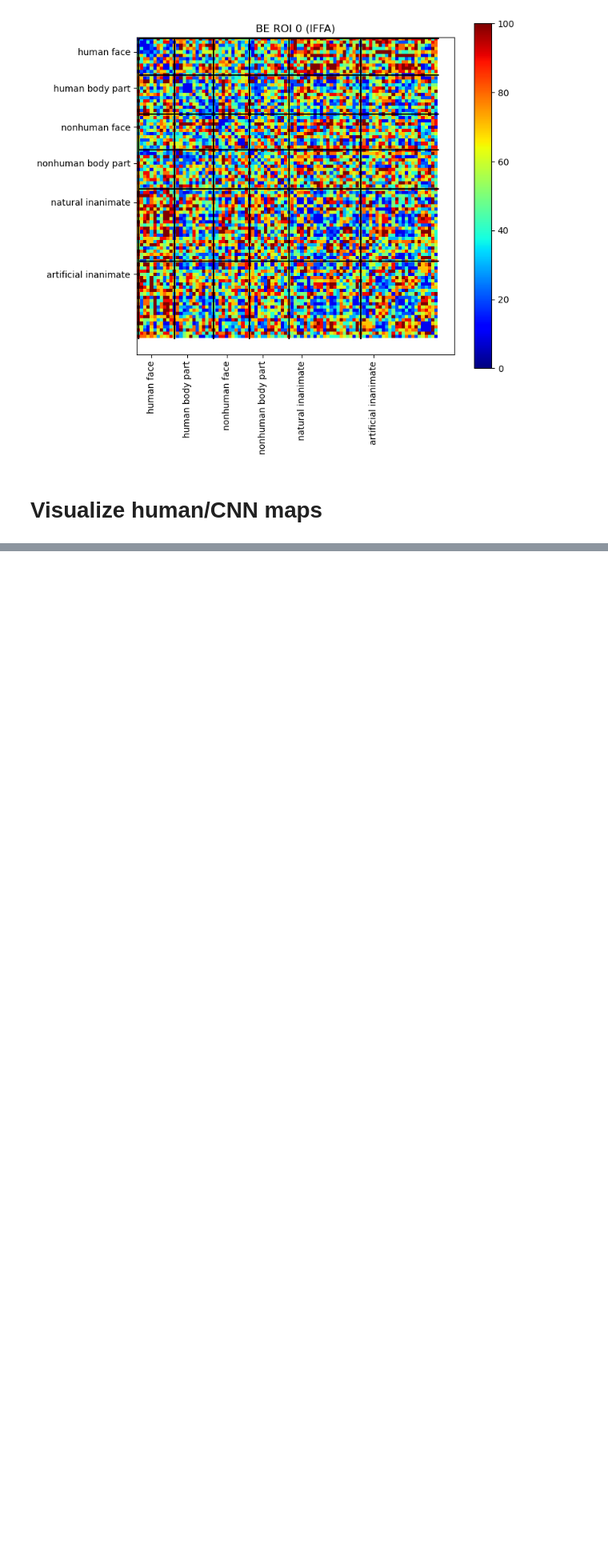
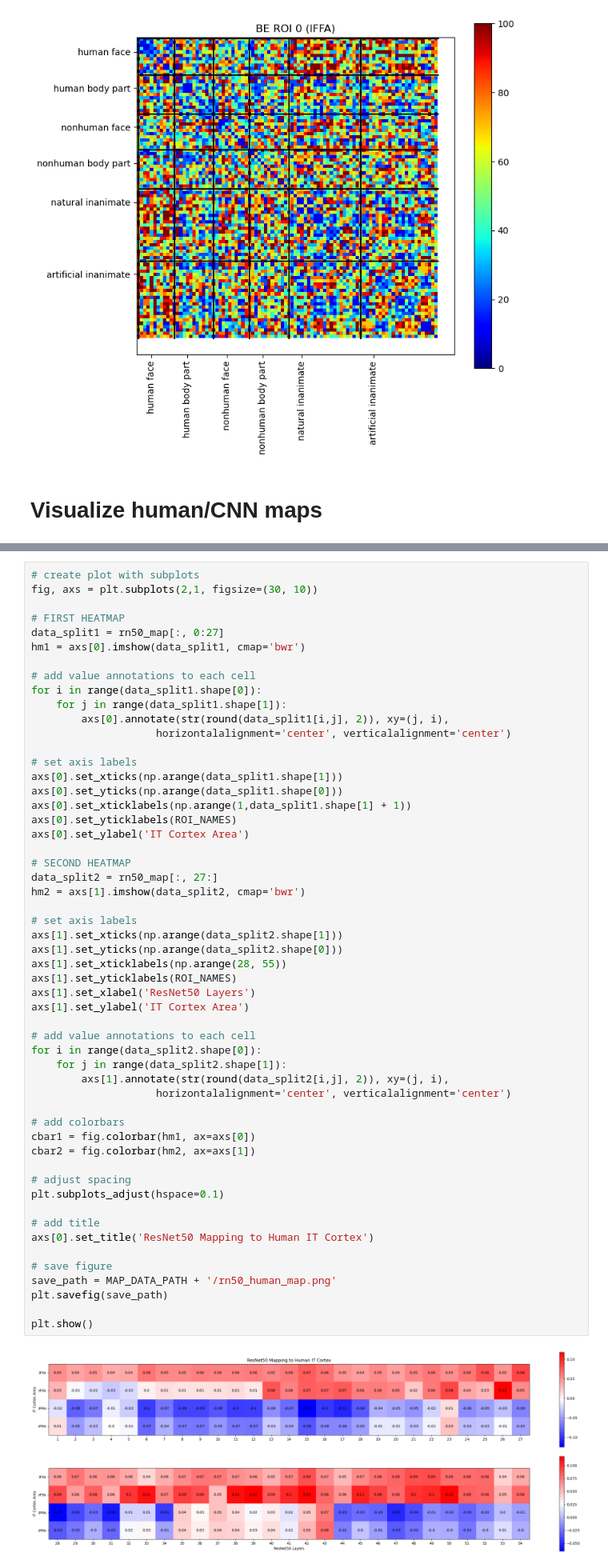
Before and after one commit to Olivia-Yoo/neuro140, a Jupyter notebook: code/figures.ipynb, the cells around one changed output, grey strips where cells are left out. Shown at 80% size. Saved outputs shown, nothing was run; the diff lists cells and outputs as text; blank space fills up the shorter version.

```diff
--- a/code/figures.ipynb
+++ b/code/figures.ipynb
@@ -210,0 +217,56 @@ plt.show()
+# %%
+# create plot with subplots
+fig, axs = plt.subplots(2,1, figsize=(30, 10))
+
+# FIRST HEATMAP
+data_split1 = rn50_map[:, 0:27]
+hm1 = axs[0].imshow(data_split1, cmap='bwr')
+
+# add value annotations to each cell
+for i in range(data_split1.shape[0]):
+    for j in range(data_split1.shape[1]):
+        axs[0].annotate(str(round(data_split1[i,j], 2)), xy=(j, i),
+                    horizontalalignment='center', verticalalignment='center')
+
+# set axis labels
+axs[0].set_xticks(np.arange(data_split1.shape[1]))
+axs[0].set_yticks(np.arange(data_split1.shape[0]))
+axs[0].set_xticklabels(np.arange(1,data_split1.shape[1] + 1))
+axs[0].set_yticklabels(ROI_NAMES)
+axs[0].set_ylabel('IT Cortex Area')
+
+# SECOND HEATMAP
+data_split2 = rn50_map[:, 27:]
+hm2 = axs[1].imshow(data_split2, cmap='bwr')
+
+# set axis labels
+axs[1].set_xticks(np.arange(data_split2.shape[1]))
+axs[1].set_yticks(np.arange(data_split2.shape[0]))
+axs[1].set_xticklabels(np.arange(28, 55))
+axs[1].set_yticklabels(ROI_NAMES)
+axs[1].set_xlabel('ResNet50 Layers')
+axs[1].set_ylabel('IT Cortex Area')
+
+# add value annotations to each cell
+for i in range(data_split2.shape[0]):
+    for j in range(data_split2.shape[1]):
+        axs[1].annotate(str(round(data_split2[i,j], 2)), xy=(j, i),
+                    horizontalalignment='center', verticalalignment='center')
+
+# add colorbars
+cbar1 = fig.colorbar(hm1, ax=axs[0])
+cbar2 = fig.colorbar(hm2, ax=axs[1])
+
+# adjust spacing
+plt.subplots_adjust(hspace=0.1)
+
+# add title
+axs[0].set_title('ResNet50 Mapping to Human IT Cortex')
+
+# save figure
+save_path = MAP_DATA_PATH + '/rn50_human_map.png'
+plt.savefig(save_path)
+
+plt.show()
+# %% [output]
+[figure, added]
```
Also changed, not shown: parts of 16 cells of this notebook, 8 other files.
